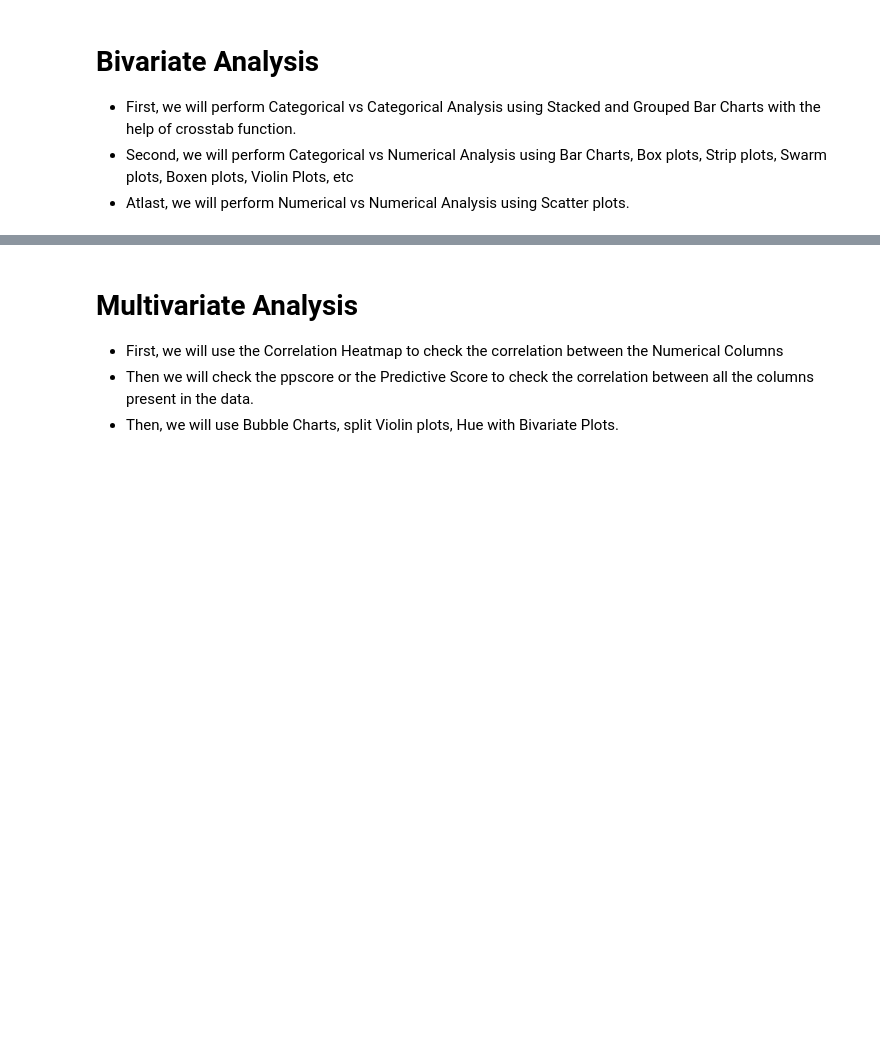
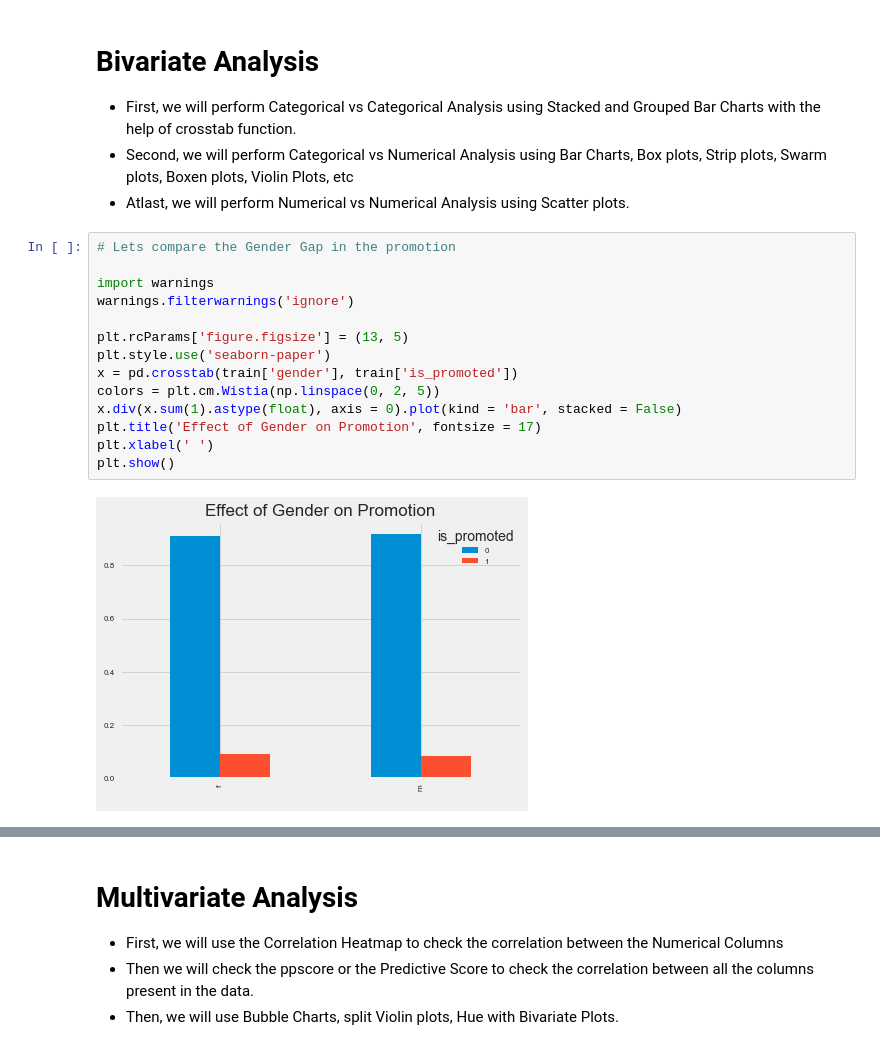
Before and after one commit to TheGithubMafia/TheGithubMafia_696efe54-1b30-40dd-8360-9a2944268894, a Jupyter notebook: Promotion.ipynb, the cells around one changed output, grey strips where cells are left out. Drawn from its saved outputs; the diff is of its cells as text; blank space fills up the shorter version.

```diff
--- a/Promotion.ipynb
+++ b/Promotion.ipynb
@@ -489,3 +489,19 @@ and the Recruitment Channel, says that the Referred Employees are very less, i.e
 * First, we will perform Categorical vs Categorical Analysis using Stacked and Grouped Bar Charts with the help of crosstab function.
 * Second, we will perform Categorical vs Numerical Analysis using Bar Charts, Box plots, Strip plots, Swarm plots, Boxen plots, Violin Plots, etc
 * Atlast, we will perform Numerical vs Numerical Analysis using Scatter plots.
+# %%
+# Lets compare the Gender Gap in the promotion
+
+import warnings
+warnings.filterwarnings('ignore')
+
+plt.rcParams['figure.figsize'] = (13, 5)
+plt.style.use('seaborn-paper')
+x = pd.crosstab(train['gender'], train['is_promoted'])
+colors = plt.cm.Wistia(np.linspace(0, 2, 5))
+x.div(x.sum(1).astype(float), axis = 0).plot(kind = 'bar', stacked = False)
+plt.title('Effect of Gender on Promotion', fontsize = 17)
+plt.xlabel(' ')
+plt.show()
+# %% [output]
+[figure, added]
```
Also changed, not shown: parts of 9 cells of this notebook, 4 other files.
